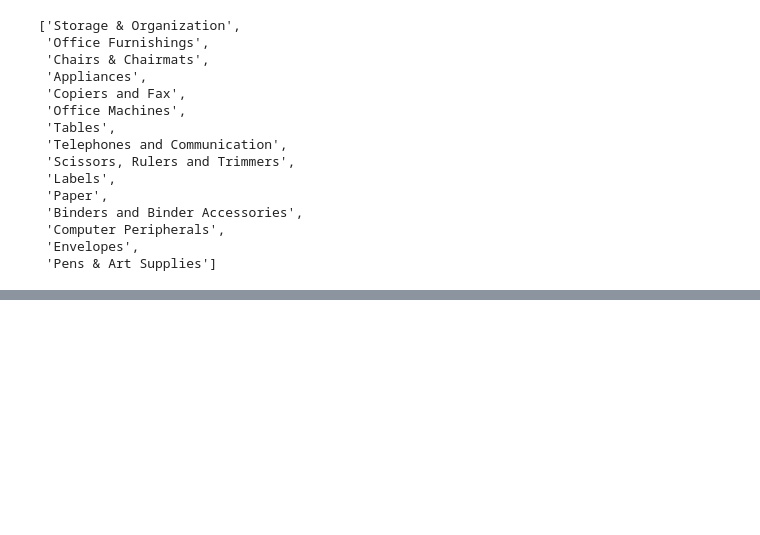
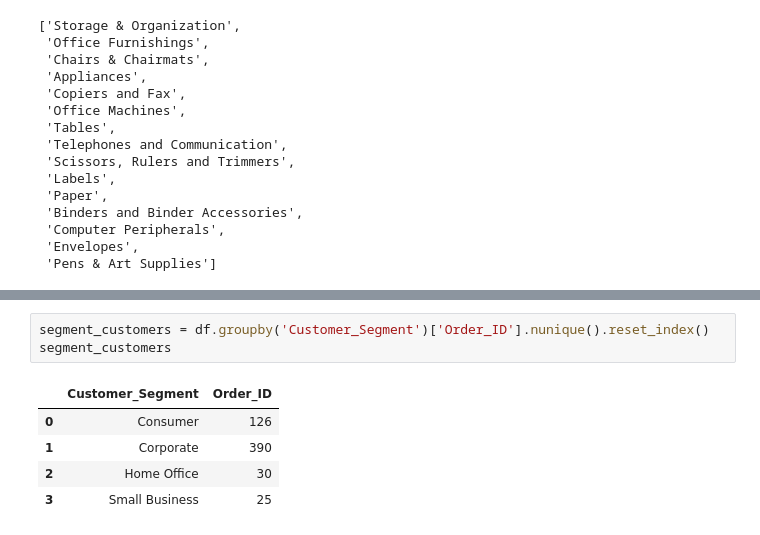
Before and after one commit to Amrane20/Sales_Analysis, a Jupyter notebook: data_cleaning.ipynb, the cells around one changed output, grey strips where cells are left out. Cells and saved outputs as stored; diff of their text form; blank space fills up the shorter version.

```diff
--- a/data_cleaning.ipynb
+++ b/data_cleaning.ipynb
@@ -175,0 +345,9 @@ sup_products
+# %%
+segment_customers = df.groupby('Customer_Segment')['Order_ID'].nunique().reset_index()
+segment_customers
+# %% [output]
+|  | Customer_Segment | Order_ID |
+| 0 | Consumer | 126 |
+| 1 | Corporate | 390 |
+| 2 | Home Office | 30 |
+| 3 | Small Business | 25 |
```
Also changed, not shown: parts of 27 cells of this notebook.
